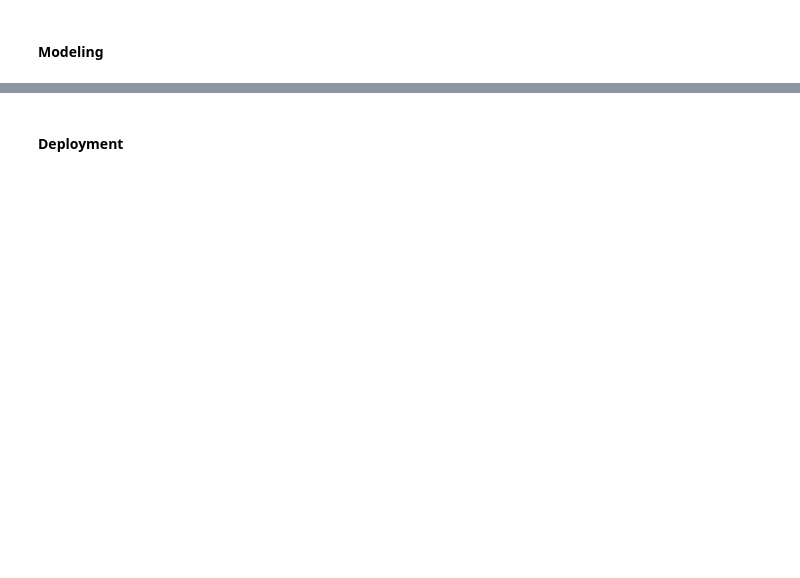
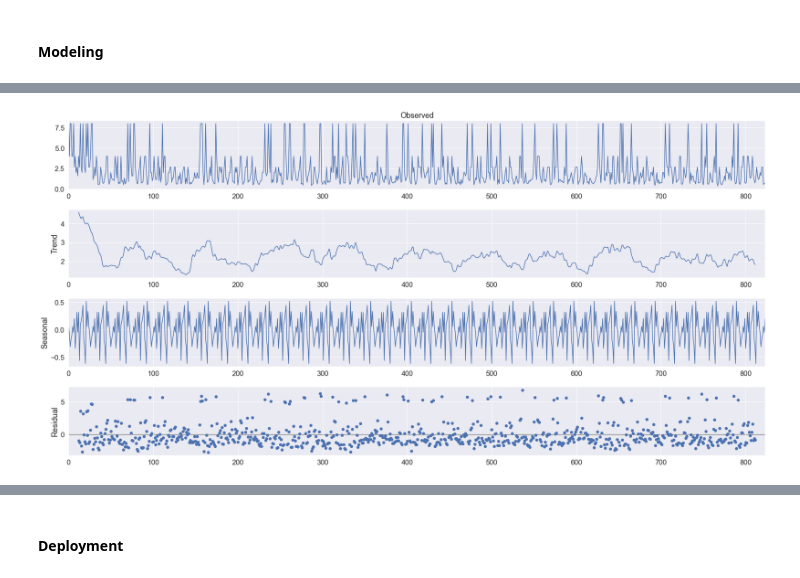
Before and after one commit to santthosh/ml-inventory-demand, a Jupyter notebook: notebook.ipynb, the cells around one changed output, grey strips where cells are left out. Cells and saved outputs as stored; diff of their text form; code cells hidden in the pictures; blank space fills up the shorter version.

```diff
--- a/notebook.ipynb
+++ b/notebook.ipynb
@@ -173,0 +213,13 @@ plt.show()
+# %%
+training_set = df_ratio_clean[:'2018-03-15']
+validation_set = df_ratio_clean['2018-03-16':'2018-03-31']
+# %%
+from statsmodels.tsa.seasonal import seasonal_decompose
+
+decompose = seasonal_decompose(pd.DataFrame(training_set['s_d_ratio']).s_d_ratio.values, period=24)
+fig = decompose.plot()
+fig.set_size_inches((24, 12))
+fig.tight_layout()
+plt.show()
+# %% [output]
+[figure, added]
```
Also changed, not shown: parts of 61 cells of this notebook.
